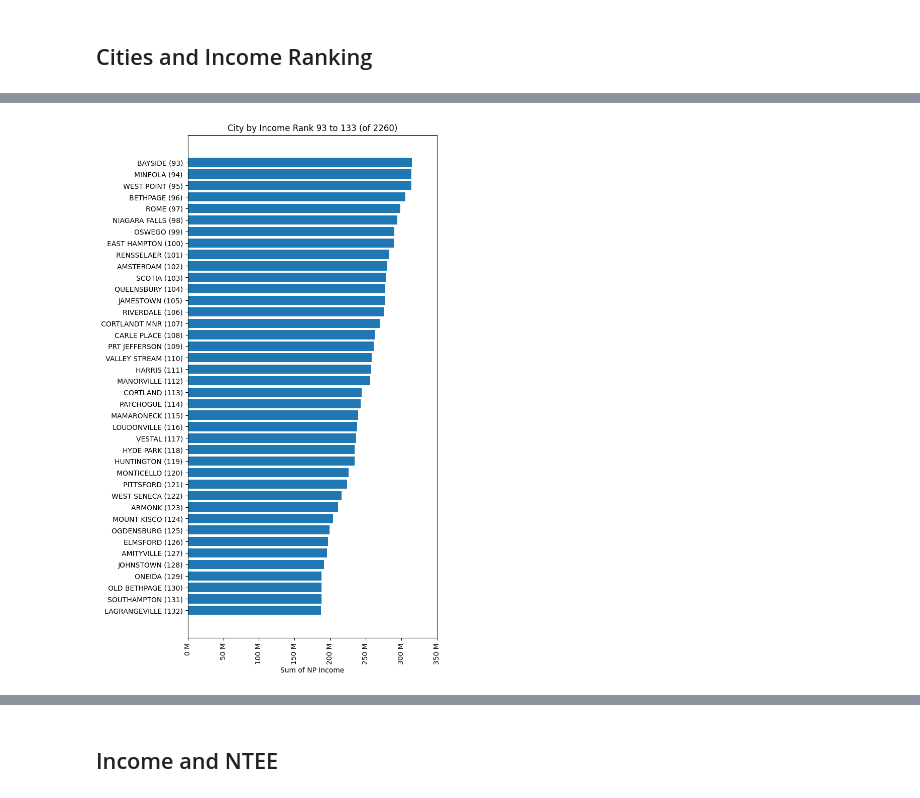
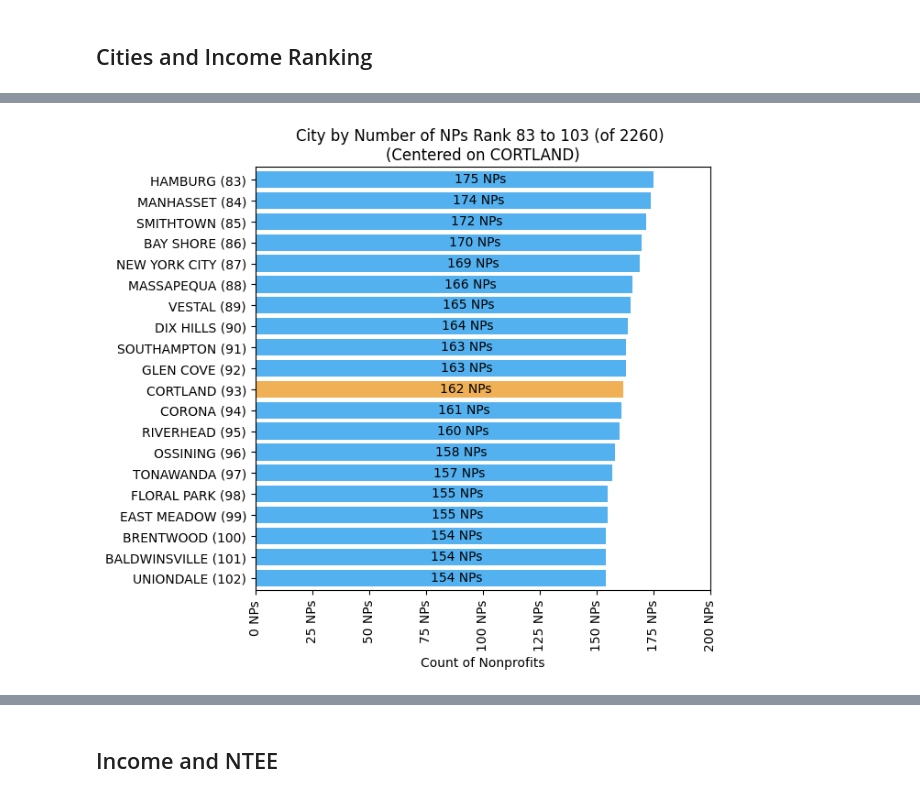
Before and after one commit to johnzelson/nonprofits-colab, a Jupyter notebook: S1_IRS_BMF.ipynb, the cells around one changed output, grey strips where cells are left out. Cells and saved outputs as stored; diff of their text form; code cells hidden in the pictures.

```diff
--- a/S1_IRS_BMF.ipynb
+++ b/S1_IRS_BMF.ipynb
@@ -905,6 +1721,6 @@ NameError: name 'city_inc_df' is not defined
 # %%
 # ------------------------------------
-# Cities and NP Income Ranking
+# Cities and Number of Nonprofits Ranking
 # ------------------------------------
 
 # Bar Horizontal of Cities and Sum of Incomes, Ranked
@@ -912,65 +1728,84 @@ NameError: name 'city_inc_df' is not defined
 # or ranking range
 
 # Notes:
-#   Using cities_df dataframe
-#   want to add other census data to a cities dataframe
+#   Using ny_cities_df dataframe
+#TODO:  add other census data to a cities dataframe
 
-#TODO:  Could a City List to pick a few comparison cities
+results_cnt = 20 # how many cities to get
 
 # provide a city or give rank start/end
-#
-
-results_cnt = 40 # how many cities to get
-
 srch_city = 'CORTLAND'
 #srch_city = 'NEW YORK'
-# Find Rank of Cortland, then get 10 before and 10 after
-rank_start = (cities_df[cities_df['CITY'] == srch_city]['INCOME_RANK'].values[0]) - (int(results_cnt/2))
-rank_end = (cities_df[cities_df['CITY'] == srch_city]['INCOME_RANK'].values[0]) + (int(results_cnt/2))
+#srch_city = 'BROOKLYN'
+# Find Rank of City, then get half results count above and below in ranking
+filt = ny_cities_df['CITY'] == srch_city
+srch_city_rank = ny_cities_df[filt]['CNT_NP_RANK'].values[0]
+
+rank_start = ny_cities_df[filt]['CNT_NP_RANK'].values[0] - (int(results_cnt/2))
+rank_end = ny_cities_df[filt]['CNT_NP_RANK'].values[0] + (int(results_cnt/2))
 
 if rank_start < 0:
     rank_start = 0
 rank_end = rank_start + results_cnt
 
-#rank_start = 10
-#rank_end = 40
-
-cities_cnt = len(cities_df.index)
-label_format =  '{:,.0f} M'
-
+cities_cnt = len(ny_cities_df.index) # Total Nbr of Cities
+label_format =  '{:,.0f} NPs'
 
 fig, ax = plt.subplots()
-#plt.figure().set_figheight(25)
 
 # sort out fig height depending on how rows being returned
 figh = int( ( (rank_end - rank_start) / 3))
 fig.set_figheight(figh)
 
-#y_pos = np.arange(len(city_inc_df.iloc[rank_start:rank_end].index))
-
 y_pos =np.arange (rank_end - rank_start)
 
-# city_inc = city_inc_df.iloc[rank_start:rank_end].values / 1000000
-city_inc = cities_df['INCOME_AMT'].iloc[rank_start:rank_end].values/1000000
+# get cities in rank range
+filt = (ny_cities_df['CNT_NP_RANK'] >= rank_start) & (ny_cities_df['CNT_NP_RANK'] < rank_end)
+selected_cities = ny_cities_df[filt].sort_values(by=['CNT_NP_RANK'])
 
-city_labs = cities_df['CITY'].iloc[rank_start:rank_end].values + ' ' + \
-            "(" + cities_df['INCOME_RANK'].iloc[rank_start:rank_end].astype(str) + ")"
+# build bar color matrix
+bar_color = "#54b1f0"
+my_colors = [bar_color] * results_cnt
+#my_colors = [bar_color] * len(selected_cities)
 
-ax.barh(y_pos, city_inc, align='center')
+# make selected city another color
+city_list = selected_cities['CITY'].to_list()
+my_colors[city_list.index(srch_city)] = "#f0b056"
 
-#ax.set_yticks(y_pos, labels=city_inc_df.iloc[rank_start:rank_end].index)
+# get income for each selected city
+city_inc = selected_cities['NP_CNT']
+
+# create labels for each city
+city_labs = selected_cities['CITY'] + ' ' + \
+            "(" + selected_cities['CNT_NP_RANK'].astype(str) + ")"
+
+ax.barh(y_pos, city_inc, align='center', color=my_colors)
+
 ax.set_yticks(y_pos, labels=city_labs)
-
 
 ax.invert_yaxis()  # lowest rank (greater income) at top
 
 ax.set_xticks(ax.get_xticks())
 ticks_loc = ax.get_xticks().tolist()
 ax.set_xticklabels([label_format.format(x) for x in ticks_loc], rotation=90)
 
-ax.set_xlabel('Sum of NP Income')
-ax.set_title(f'City by Income Rank {rank_start} to {rank_end} (of {cities_cnt})')
+# label values on bars
+#matplotlib.pyplot.text(x, y, s, fontdict=None, **kwargs)
+for index, value in enumerate(city_inc):
+    plt.text(value/2, index + .15,
+             label_format.format(value),
+             color = 'black'
+             )
+
+ax.set_xlabel('Count of Nonprofits')
+
+chart_title = f'City by Number of NPs Rank {rank_start} to {rank_end} (of {cities_cnt}) '
+chart_title += f'\n(Centered on {srch_city})'
+#ax.set_title(f'City by Income Rank {rank_start} to {rank_end} (of {cities_cnt}) ')
+ax.set_title(chart_title)
+
+plt.margins(y=0.01)
 
 plt.show()
 # %% [output]
-[figure, old version]
+[figure, new version]
```
Also changed, not shown: parts of 109 cells of this notebook.
